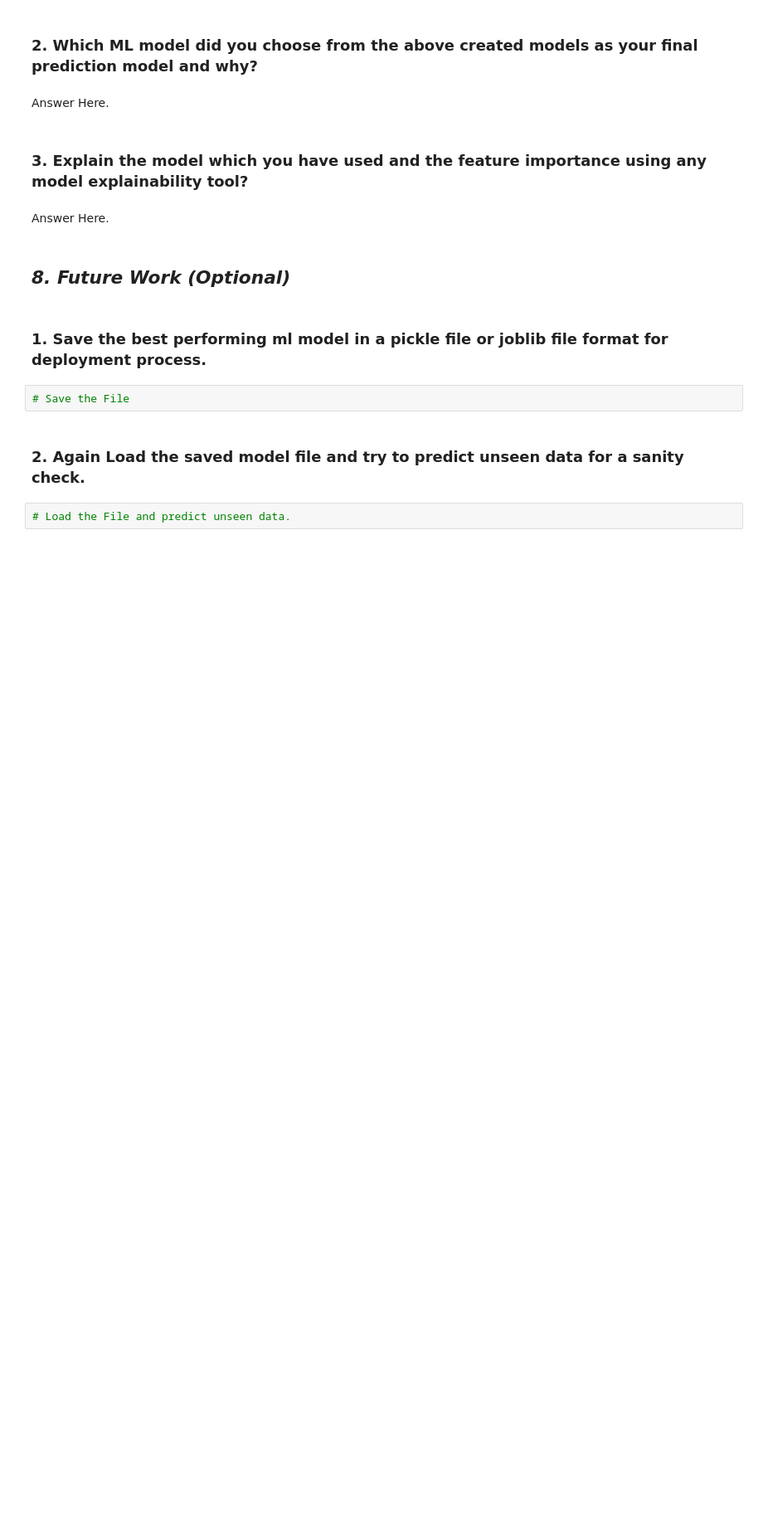
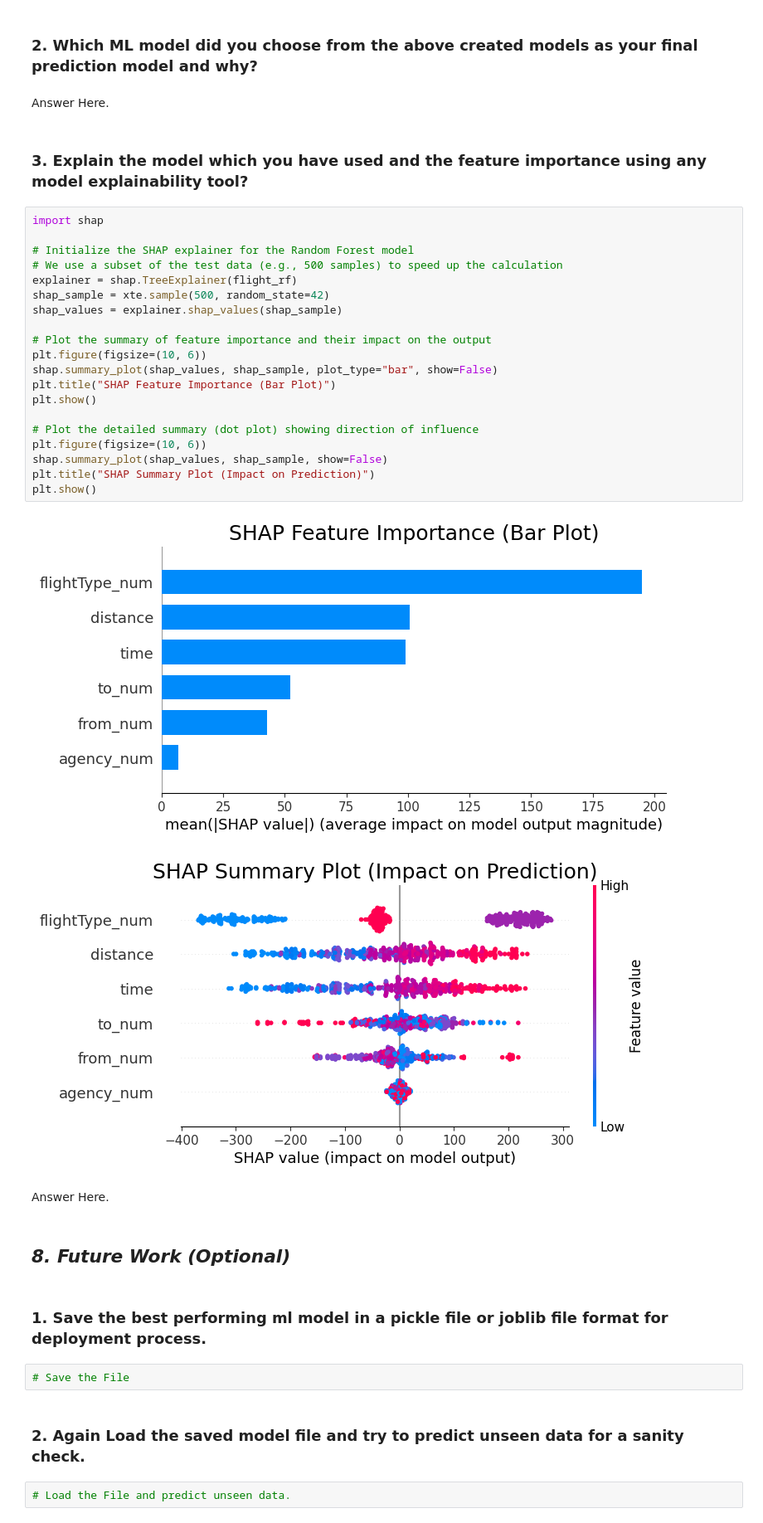
Before and after one commit to amol004/Voyage-Analytics-Integrating-MLOps-in-Travel, a Jupyter notebook: Capstone_Project_Productionization_of_ML_Systems.ipynb, the cells around one changed output. Shown at 83% size. Saved outputs shown, nothing was run; the diff lists cells and outputs as text; blank space fills up the shorter version.

```diff
--- a/Capstone_Project_Productionization_of_ML_Systems.ipynb
+++ b/Capstone_Project_Productionization_of_ML_Systems.ipynb
@@ -1606,6 +1608,29 @@ Comparison of Actual vs Predicted Prices (Test Set):
 Answer Here.
 # %% [markdown]
 ### 3. Explain the model which you have used and the feature importance using any model explainability tool?
+# %%
+import shap
+
+# Initialize the SHAP explainer for the Random Forest model
+# We use a subset of the test data (e.g., 500 samples) to speed up the calculation
+explainer = shap.TreeExplainer(flight_rf)
+shap_sample = xte.sample(500, random_state=42)
+shap_values = explainer.shap_values(shap_sample)
+
+# Plot the summary of feature importance and their impact on the output
+plt.figure(figsize=(10, 6))
+shap.summary_plot(shap_values, shap_sample, plot_type="bar", show=False)
+plt.title("SHAP Feature Importance (Bar Plot)")
+plt.show()
+
+# Plot the detailed summary (dot plot) showing direction of influence
+plt.figure(figsize=(10, 6))
+shap.summary_plot(shap_values, shap_sample, show=False)
+plt.title("SHAP Summary Plot (Impact on Prediction)")
+plt.show()
+# %% [output]
+[figure, added]
+[figure, added]
 # %% [markdown]
 Answer Here.
 # %% [markdown]
```
Also changed, not shown: parts of 7 cells of this notebook.
